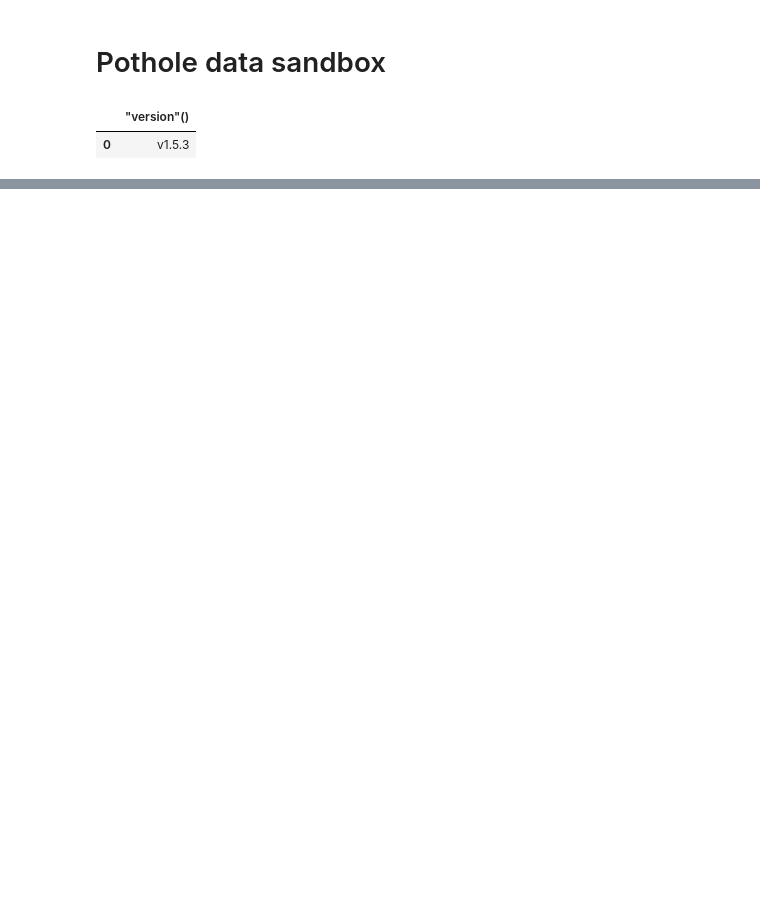
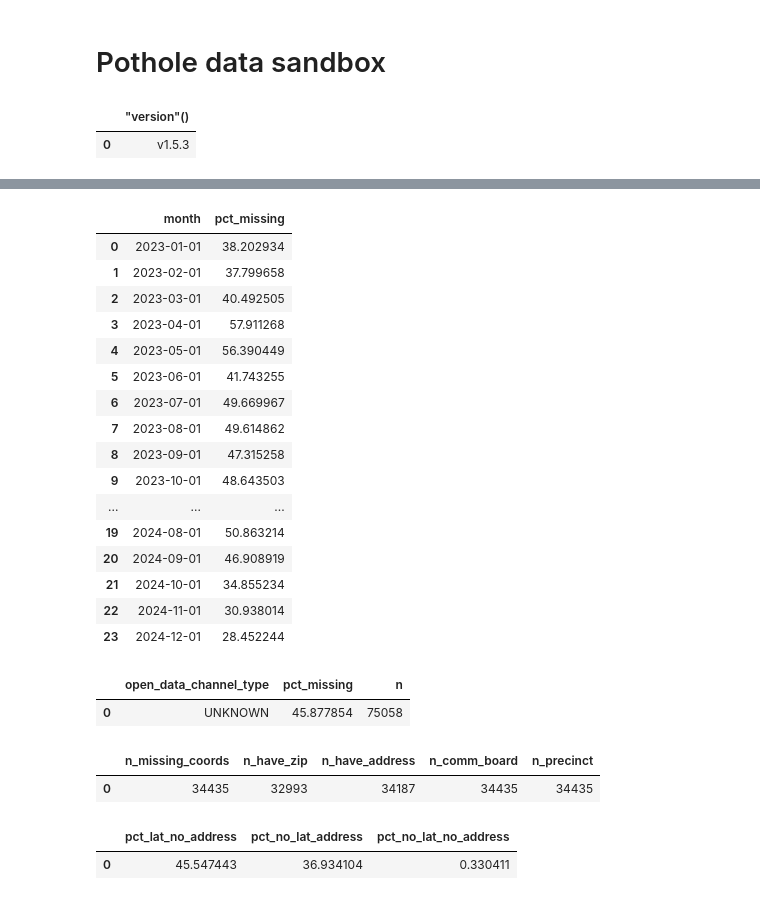
Before and after one commit to amnion/nyc-potholes, a Jupyter notebook: sandbox.ipynb, the cells around one changed output, grey strips where cells are left out. Saved outputs shown, nothing was run; the diff lists cells and outputs as text; code cells hidden in the pictures; blank space fills up the shorter version.

```diff
--- a/sandbox.ipynb
+++ b/sandbox.ipynb
@@ -66,0 +149,55 @@ con.sql("""
+# %%
+con.sql("""
+    SELECT DATE_TRUNC('month', created_date) AS month, COUNT(*) FILTER (WHERE latitude IS NULL) * 100.0 / COUNT(*) AS pct_missing FROM raw_311 GROUP BY 1 ORDER BY 1
+""").df()
+# %% [output]
+|  | month | pct_missing |
+| 0 | 2023-01-01 | 38.202934 |
+| 1 | 2023-02-01 | 37.799658 |
+| 2 | 2023-03-01 | 40.492505 |
+| 3 | 2023-04-01 | 57.911268 |
+| 4 | 2023-05-01 | 56.390449 |
+| 5 | 2023-06-01 | 41.743255 |
+| 6 | 2023-07-01 | 49.669967 |
+| 7 | 2023-08-01 | 49.614862 |
+| 8 | 2023-09-01 | 47.315258 |
+| 9 | 2023-10-01 | 48.643503 |
+| ... | ... | ... |
+| 19 | 2024-08-01 | 50.863214 |
+| 20 | 2024-09-01 | 46.908919 |
+| 21 | 2024-10-01 | 34.855234 |
+| 22 | 2024-11-01 | 30.938014 |
+| 23 | 2024-12-01 | 28.452244 |
+# %%
+con.sql("""
+    SELECT open_data_channel_type, COUNT(*) FILTER (WHERE latitude IS NULL) * 100.0 / COUNT(*) AS pct_missing, COUNT(*) AS n FROM raw_311 GROUP BY 1 ORDER BY n DESC
+""").df()
+# %% [output]
+|  | open_data_channel_type | pct_missing | n |
+| 0 | UNKNOWN | 45.877854 | 75058 |
+# %%
+con.sql("""
+    SELECT
+    COUNT(*) AS n_missing_coords,
+    COUNT(*) FILTER (WHERE incident_zip IS NOT NULL AND incident_zip != '') AS n_have_zip,
+    COUNT(*) FILTER (WHERE incident_address IS NOT NULL AND incident_address != '') AS n_have_address,
+    COUNT(*) FILTER (WHERE community_board IS NOT NULL AND community_board != '') AS n_comm_board,
+    COUNT(*) FILTER (WHERE police_precinct IS NOT NULL AND police_precinct != '') AS n_precinct
+FROM raw_311
+WHERE latitude IS NULL OR longitude IS NULL
+""").df()
+# %% [output]
+|  | n_missing_coords | n_have_zip | n_have_address | n_comm_board | n_precinct |
+| 0 | 34435 | 32993 | 34187 | 34435 | 34435 |
+# %%
+# Check for orthogonality between address_type values - BLOCKFACE, INTERSECTION, ADDRESS are coded differently
+con.sql("""
+    SELECT
+    COUNT(*) FILTER (WHERE latitude IS NULL AND incident_address IS NOT NULL) * 100 / COUNT(*) AS pct_lat_no_address,
+    COUNT(*) FILTER (WHERE latitude IS NOT NULL AND incident_address IS NULL) * 100 / COUNT(*) AS pct_no_lat_address,
+    COUNT(*) FILTER (WHERE latitude IS NULL AND incident_address IS NULL) * 100 / COUNT(*) AS pct_no_lat_no_address,
+    from RAW_311
+""").df()
+# %% [output]
+|  | pct_lat_no_address | pct_no_lat_address | pct_no_lat_no_address |
+| 0 | 45.547443 | 36.934104 | 0.330411 |
```
Also changed, not shown: parts of 15 cells of this notebook, 10 other files.
